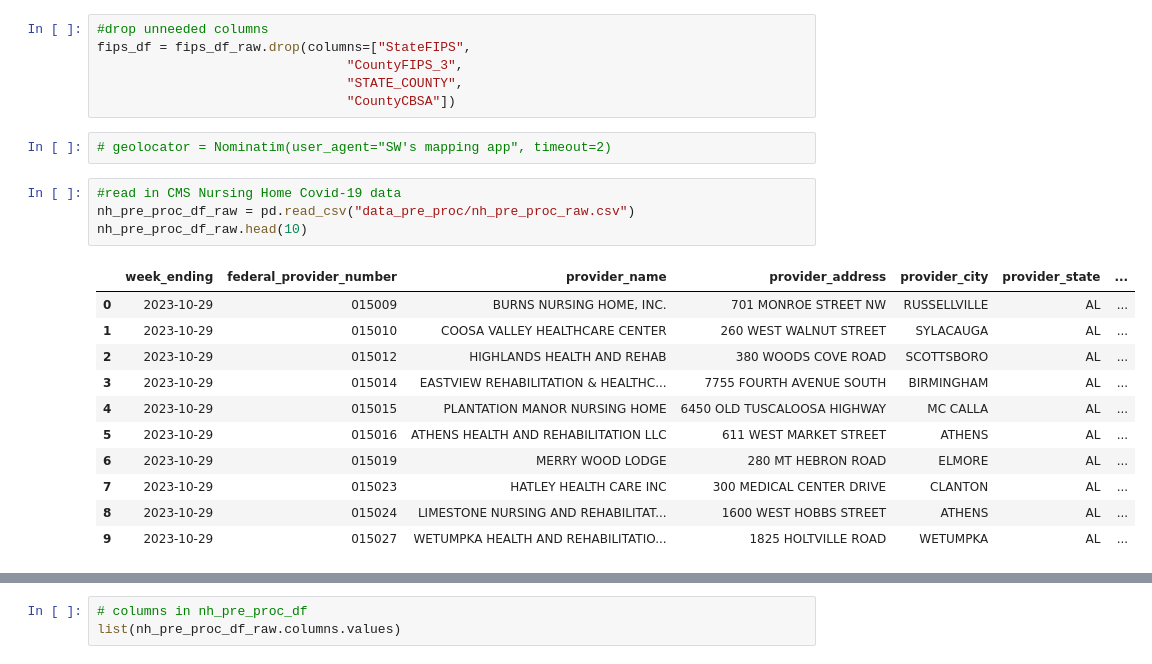
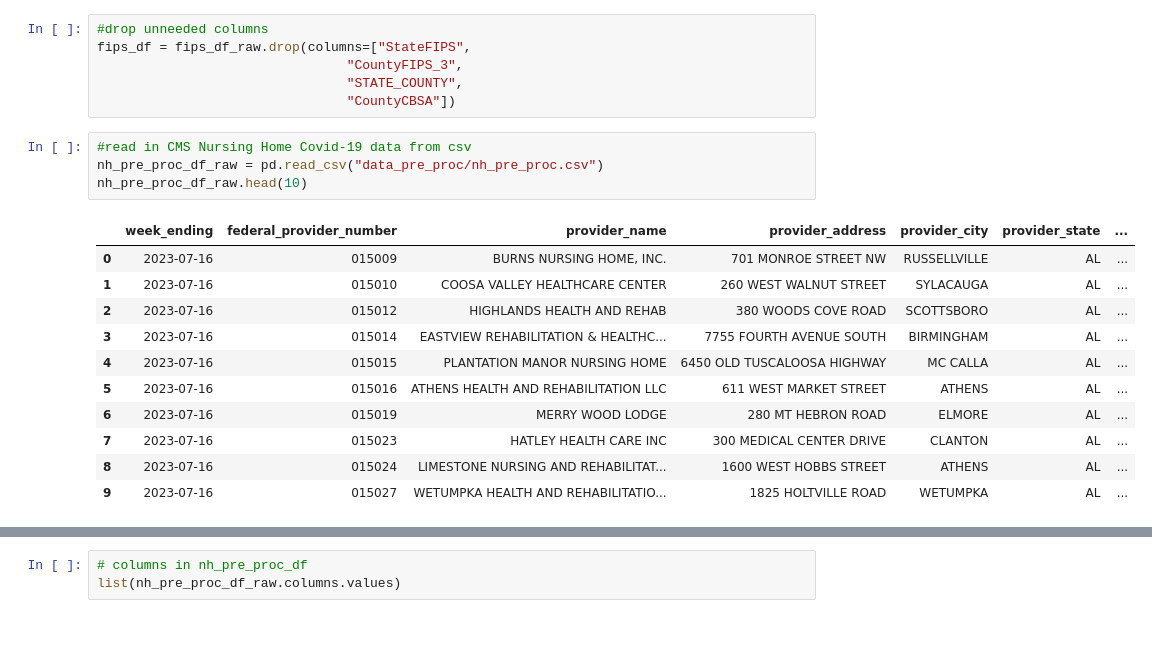
Before and after one commit to sarah-weatherbee/nursing_home, a Jupyter notebook: cms_data_transform.ipynb, the cells around one changed output, grey strips where cells are left out. Saved outputs shown, nothing was run; the diff lists cells and outputs as text; blank space fills up the shorter version.

```diff
--- a/cms_data_transform.ipynb
+++ b/cms_data_transform.ipynb
@@ -72,21 +71,19 @@ fips_df = fips_df_raw.drop(columns=["StateFIPS",
                                 "CountyFIPS_3",
                                 "STATE_COUNTY",
                                 "CountyCBSA"])
-# %%
-# geolocator = Nominatim(user_agent="SW's mapping app", timeout=2)
 # %%
-#read in CMS Nursing Home Covid-19 data
-nh_pre_proc_df_raw = pd.read_csv("data_pre_proc/nh_pre_proc_raw.csv")
+#read in CMS Nursing Home Covid-19 data from csv
+nh_pre_proc_df_raw = pd.read_csv("data_pre_proc/nh_pre_proc.csv")
 nh_pre_proc_df_raw.head(10)
 # %% [output]
 |  | week_ending | federal_provider_number | provider_name | provider_address | provider_city | provider_state | ... |
-| 0 | 2023-10-29 | 015009 | BURNS NURSING HOME, INC. | 701 MONROE STREET NW | RUSSELLVILLE | AL | ... |
-| 1 | 2023-10-29 | 015010 | COOSA VALLEY HEALTHCARE CENTER | 260 WEST WALNUT STREET | SYLACAUGA | AL | ... |
-| 2 | 2023-10-29 | 015012 | HIGHLANDS HEALTH AND REHAB | 380 WOODS COVE ROAD | SCOTTSBORO | AL | ... |
-| 3 | 2023-10-29 | 015014 | EASTVIEW REHABILITATION & HEALTHC... | 7755 FOURTH AVENUE SOUTH | BIRMINGHAM | AL | ... |
-| 4 | 2023-10-29 | 015015 | PLANTATION MANOR NURSING HOME | 6450 OLD TUSCALOOSA HIGHWAY | MC CALLA | AL | ... |
-| 5 | 2023-10-29 | 015016 | ATHENS HEALTH AND REHABILITATION LLC | 611 WEST MARKET STREET | ATHENS | AL | ... |
-| 6 | 2023-10-29 | 015019 | MERRY WOOD LODGE | 280 MT HEBRON ROAD | ELMORE | AL | ... |
-| 7 | 2023-10-29 | 015023 | HATLEY HEALTH CARE INC | 300 MEDICAL CENTER DRIVE | CLANTON | AL | ... |
-| 8 | 2023-10-29 | 015024 | LIMESTONE NURSING AND REHABILITAT... | 1600 WEST HOBBS STREET | ATHENS | AL | ... |
-| 9 | 2023-10-29 | 015027 | WETUMPKA HEALTH AND REHABILITATIO... | 1825 HOLTVILLE ROAD | WETUMPKA | AL | ... |
+| 0 | 2023-07-16 | 015009 | BURNS NURSING HOME, INC. | 701 MONROE STREET NW | RUSSELLVILLE | AL | ... |
+| 1 | 2023-07-16 | 015010 | COOSA VALLEY HEALTHCARE CENTER | 260 WEST WALNUT STREET | SYLACAUGA | AL | ... |
+| 2 | 2023-07-16 | 015012 | HIGHLANDS HEALTH AND REHAB | 380 WOODS COVE ROAD | SCOTTSBORO | AL | ... |
+| 3 | 2023-07-16 | 015014 | EASTVIEW REHABILITATION & HEALTHC... | 7755 FOURTH AVENUE SOUTH | BIRMINGHAM | AL | ... |
+| 4 | 2023-07-16 | 015015 | PLANTATION MANOR NURSING HOME | 6450 OLD TUSCALOOSA HIGHWAY | MC CALLA | AL | ... |
+| 5 | 2023-07-16 | 015016 | ATHENS HEALTH AND REHABILITATION LLC | 611 WEST MARKET STREET | ATHENS | AL | ... |
+| 6 | 2023-07-16 | 015019 | MERRY WOOD LODGE | 280 MT HEBRON ROAD | ELMORE | AL | ... |
+| 7 | 2023-07-16 | 015023 | HATLEY HEALTH CARE INC | 300 MEDICAL CENTER DRIVE | CLANTON | AL | ... |
+| 8 | 2023-07-16 | 015024 | LIMESTONE NURSING AND REHABILITAT... | 1600 WEST HOBBS STREET | ATHENS | AL | ... |
+| 9 | 2023-07-16 | 015027 | WETUMPKA HEALTH AND REHABILITATIO... | 1825 HOLTVILLE ROAD | WETUMPKA | AL | ... |
```
Also changed, not shown: parts of 29 cells of this notebook, 6 other files.
